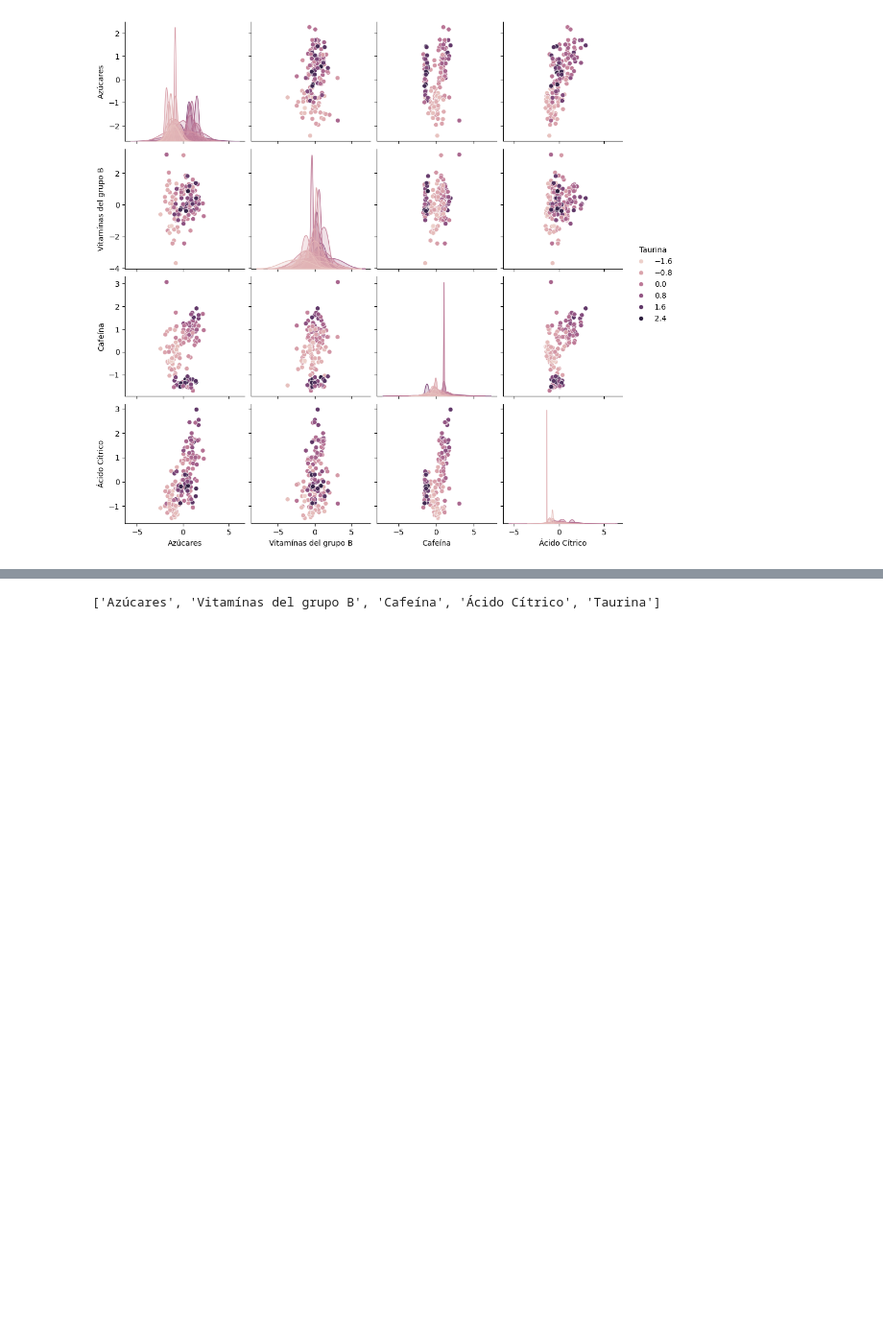
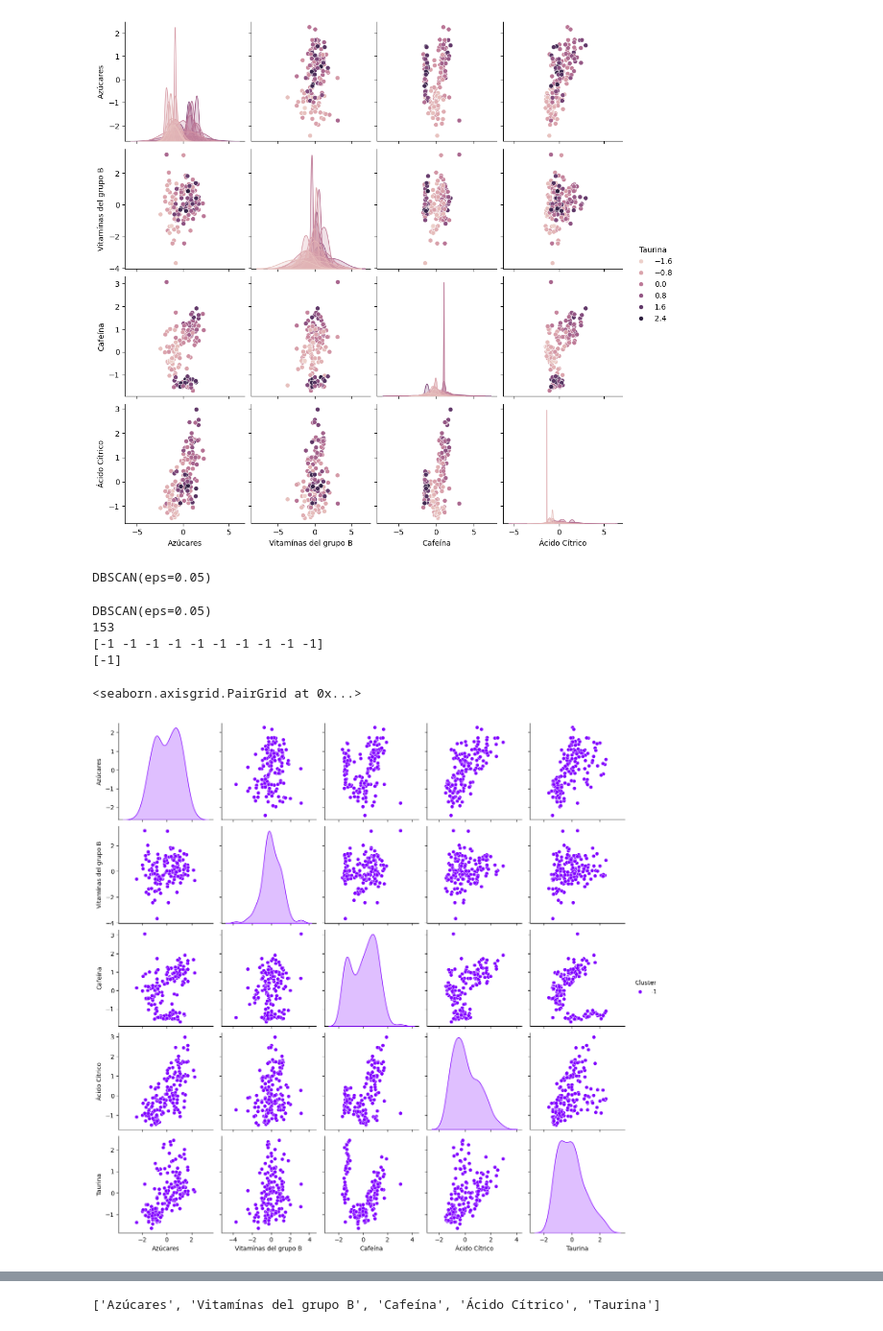
Before and after one commit to Lauragarbre/ONLINE_DS_THEBRIDGE_Curso2025, a Jupyter notebook: Bootcamp_Data_Science_2025/04_Machine_Learning /Sprint 13_ML_Modelos_No_Supervisados_I_Clustering/Unidad_02/18_Practica_Obligatoria_Clustering_II_Hecha.ipynb, the cells around one changed output, grey strips where cells are left out. Shown at 96% size. Drawn from its saved outputs; the diff is of its cells as text; code cells hidden in the pictures; blank space fills up the shorter version.

Commit message:
Update 18_Practica_Obligatoria_Clustering_II_Hecha.ipynb
Actualizado con 2 pares de features selecionadas

```diff
--- a/Bootcamp_Data_Science_2025/04_Machine_Learning /Sprint 13_ML_Modelos_No_Supervisados_I_Clustering/Unidad_02/18_Practica_Obligatoria_Clustering_II_Hecha.ipynb
+++ b/Bootcamp_Data_Science_2025/04_Machine_Learning /Sprint 13_ML_Modelos_No_Supervisados_I_Clustering/Unidad_02/18_Practica_Obligatoria_Clustering_II_Hecha.ipynb
@@ -174,4 +76,0 @@ InvalidIndexError: (slice(None, None, None), 0)
-# %%
-
-dbscan_3 = DBSCAN( eps = 1, min_samples = 8)
-dbscan_3.fit(df)
@@ -278,3 +114,30 @@ sns.pairplot(df, hue = 'Taurina')
 # %% [output]
 <seaborn.axisgrid.PairGrid at 0x...>
 [figure]
+# %%
+# o e ve demasiadas relaciones. quizá podemos er relacion entre cafeinay taurina, y azúcares
+features_selec = ['Azúcares', 'Taurina', 'Cafeína']
+features_total = df.columns.to_list()
+# %%
+# empezamos el DBSCAN que no necesita ningún tipo de tratamiento de features, a que a está estandarizado
+dbscan = DBSCAN( eps = 0.05, min_samples = 5)
+dbscan.fit(df[features_total])
+# %% [output]
+DBSCAN(eps=0.05)
+# %%
+# El algoritmo
+print(dbscan)
+
+# Todos los datos etiquetados
+print(len(dbscan.labels_))
+
+# Los 10 primeros labels
+print(dbscan.labels_[:10])
+
+# Cuantos clusters ha montado
+print(np.unique(dbscan.labels_))
+# %% [output]
+DBSCAN(eps=0.05)
+153
+[-1 -1 -1 -1 -1 -1 -1 -1 -1 -1]
+[-1]
@@ -280,0 +171,8 @@ sns.pairplot(df, hue = 'Taurina')
+# %%
+train_set_all = df[features_total].copy()
+train_set_all['Cluster']= dbscan.labels_
+# %%
+sns. pairplot (train_set_all, hue= 'Cluster', palette= 'rainbow')
+# %% [output]
+<seaborn.axisgrid.PairGrid at 0x...>
+[figure, added]
```
Also changed, not shown: parts of 36 cells of this notebook.
